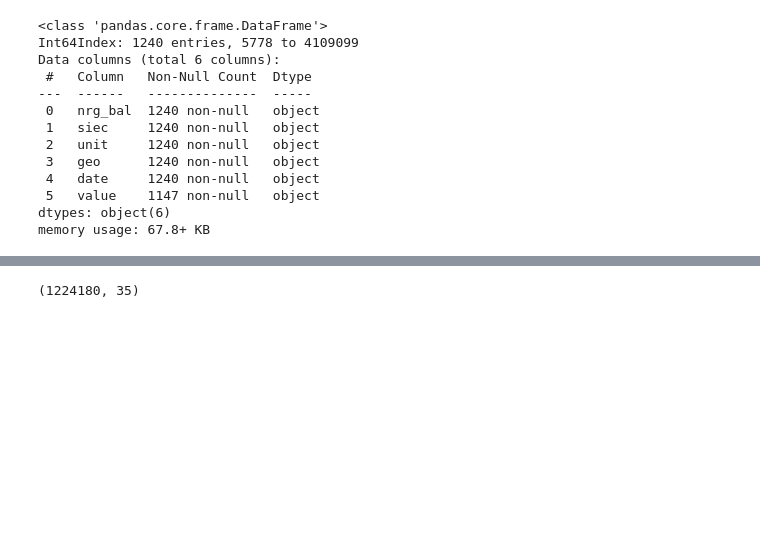
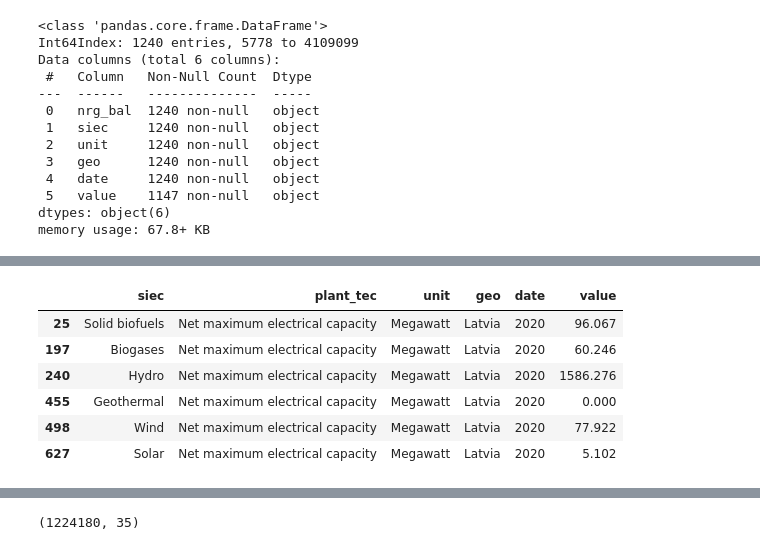
Before and after one commit to zhiravetska/FP, a Jupyter notebook: datafrom eurostat_2 copy.ipynb, the cells around one changed output, grey strips where cells are left out. Cells and saved outputs as stored; diff of their text form; code cells hidden in the pictures; blank space fills up the shorter version.

```diff
--- a/datafrom eurostat_2 copy.ipynb
+++ b/datafrom eurostat_2 copy.ipynb
@@ -139,0 +202,10 @@ fig.show()
+# %%
+get_energy.query('geo=="Latvia" and date=="2020" and siec in ("Solid biofuels","Biogases","Hydro","Geothermal","Wind","Solar")')
+# %% [output]
+|  | siec | plant_tec | unit | geo | date | value |
+| 25 | Solid biofuels | Net maximum electrical capacity | Megawatt | Latvia | 2020 | 96.067 |
+| 197 | Biogases | Net maximum electrical capacity | Megawatt | Latvia | 2020 | 60.246 |
+| 240 | Hydro | Net maximum electrical capacity | Megawatt | Latvia | 2020 | 1586.276 |
+| 455 | Geothermal | Net maximum electrical capacity | Megawatt | Latvia | 2020 | 0.000 |
+| 498 | Wind | Net maximum electrical capacity | Megawatt | Latvia | 2020 | 77.922 |
+| 627 | Solar | Net maximum electrical capacity | Megawatt | Latvia | 2020 | 5.102 |
```
Also changed, not shown: parts of 12 cells of this notebook.
